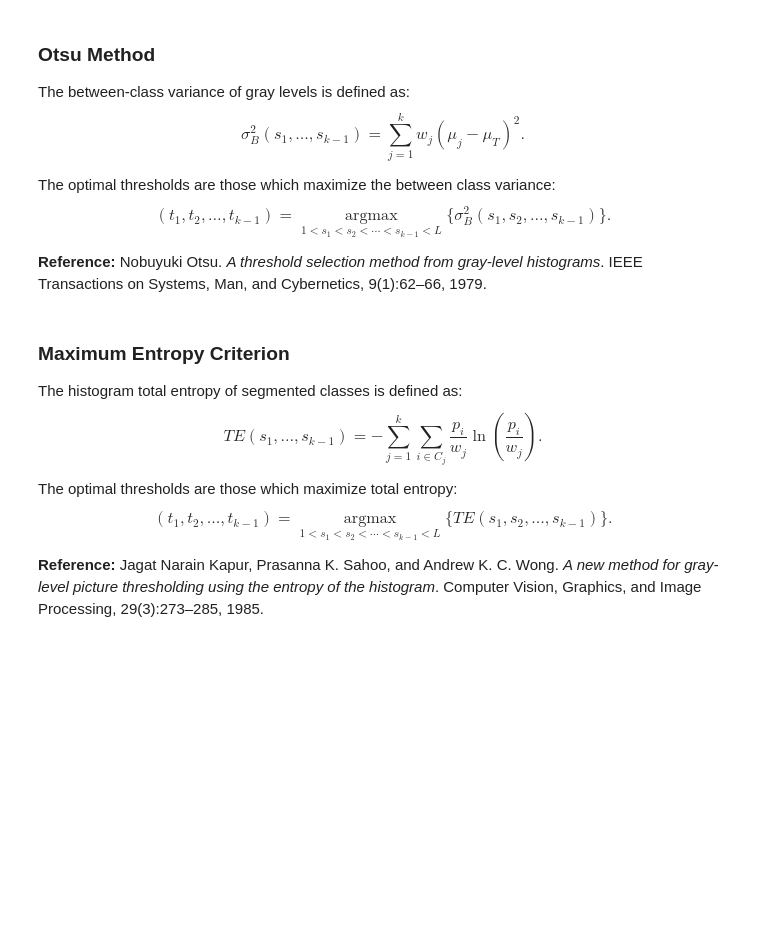
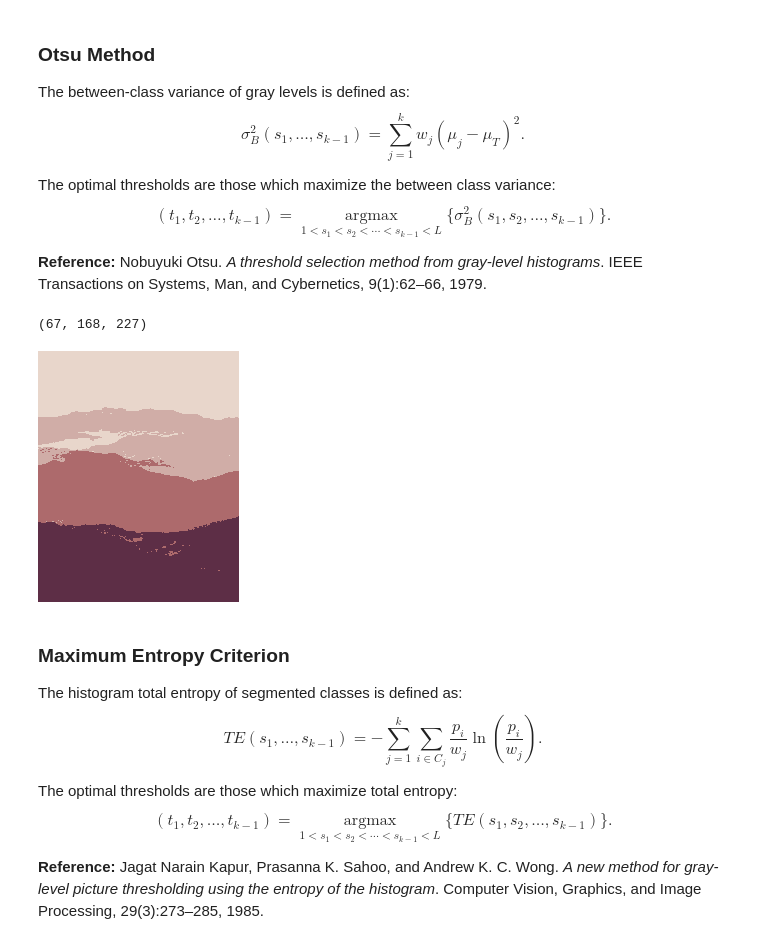
Before and after one commit to image-multithresholding/Image-multithresholding, a Jupyter notebook: docs/Getting Started.ipynb, the cells around one changed output. Cells and saved outputs as stored; diff of their text form; code cells hidden in the pictures; blank space fills up the shorter version.

```diff
--- a/docs/Getting Started.ipynb
+++ b/docs/Getting Started.ipynb
@@ -103,6 +104,18 @@ The optimal thresholds are those which maximize the between class variance:
 $$(t_1,t_2, \dots, t_{k-1}) = \underset{1<s_1 < s_2 < \cdots <s_{k-1}<L}{\operatorname{argmax}} \{\sigma_B^2(s_1, s_2, \dots ,s_{k-1})\}.$$
 
 **Reference:** Nobuyuki Otsu. *A threshold selection method from gray-level histograms*. IEEE Transactions on Systems, Man, and Cybernetics, 9(1):62–66, 1979.
+# %%
+from image_multi_thresholding.threshold.otsu import threshold_otsu
+
+th_otsu = threshold_otsu(image, k=3)
+th_otsu
+# %% [output]
+(67, 168, 227)
+# %%
+from image_multi_thresholding.utils import get_thresholded_image
+get_thresholded_image(image, th_otsu)
+# %% [output]
+[figure, added]
 # %% [markdown]
 ### Maximum Entropy Criterion
 
```
Also changed, not shown: parts of 35 cells of this notebook, 7 other files.
